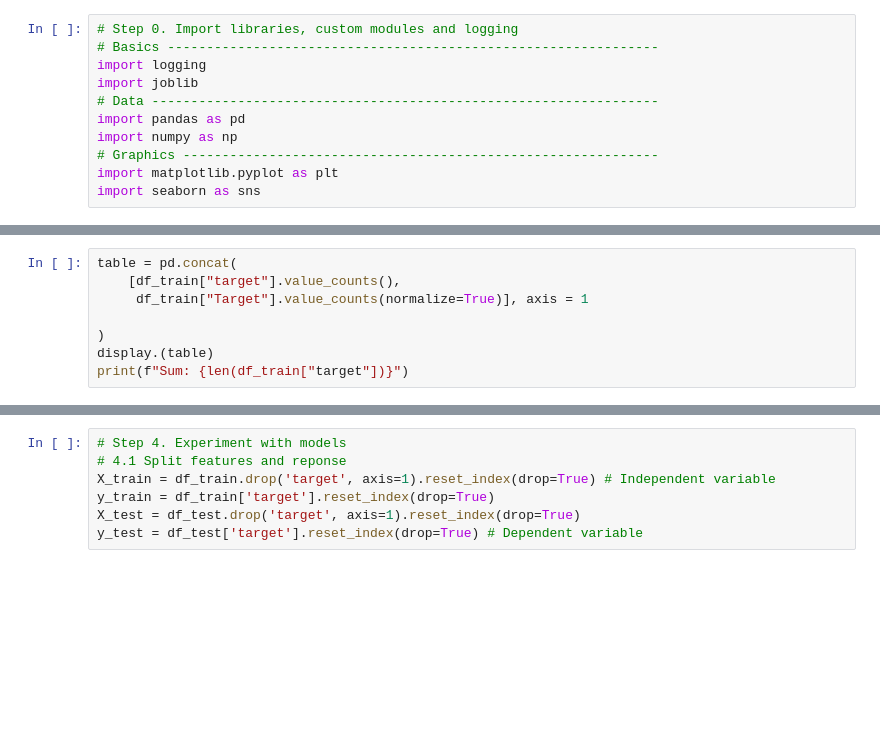
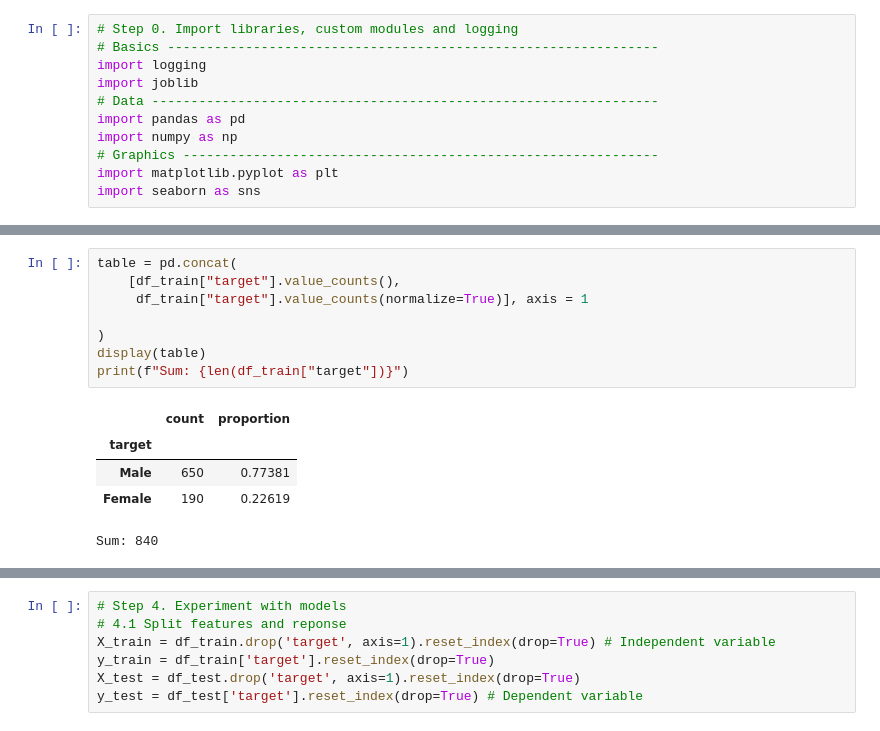
Before and after one commit to IrVallejo/linear_regression, a Jupyter notebook: 03_heights.ipynb, the cells around one changed output, grey strips where cells are left out. Saved outputs shown, nothing was run; the diff lists cells and outputs as text; blank space fills up the shorter version.

```diff
--- a/03_heights.ipynb
+++ b/03_heights.ipynb
@@ -78,11 +118,17 @@ display(df_train.describe(include= "category").T)
 # %%
 table = pd.concat(
     [df_train["target"].value_counts(),
-     df_train["Target"].value_counts(normalize=True)], axis = 1
+     df_train["target"].value_counts(normalize=True)], axis = 1
 
 )
-display.(table)
+display(table)
 print(f"Sum: {len(df_train["target"])}")
+# %% [output]
+|  | count | proportion |
+| target |  |  |
+| Male | 650 | 0.77381 |
+| Female | 190 | 0.22619 |
+Sum: 840
 # %%
 df_train.hist()
 
```
Also changed, not shown: parts of 20 cells of this notebook.
